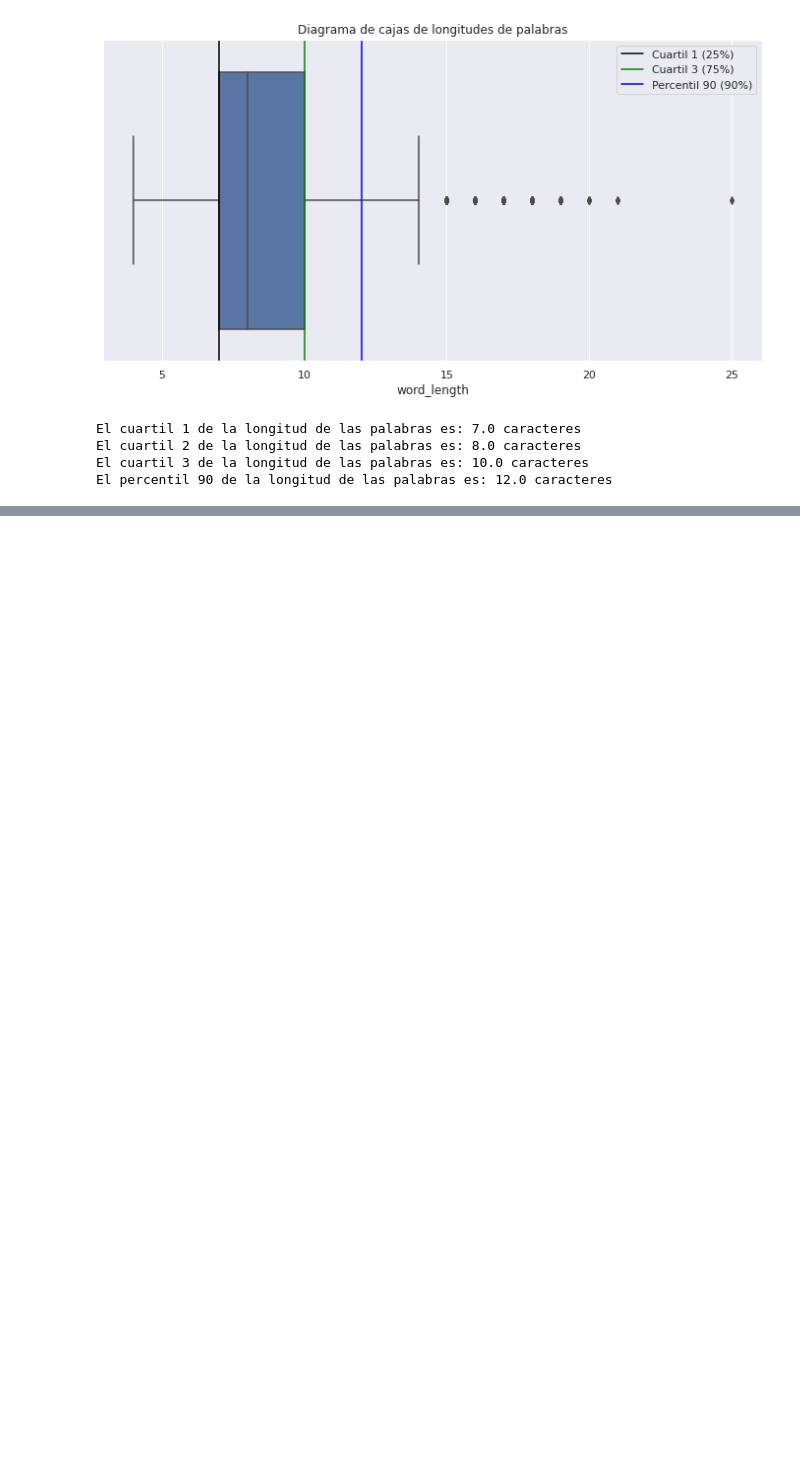
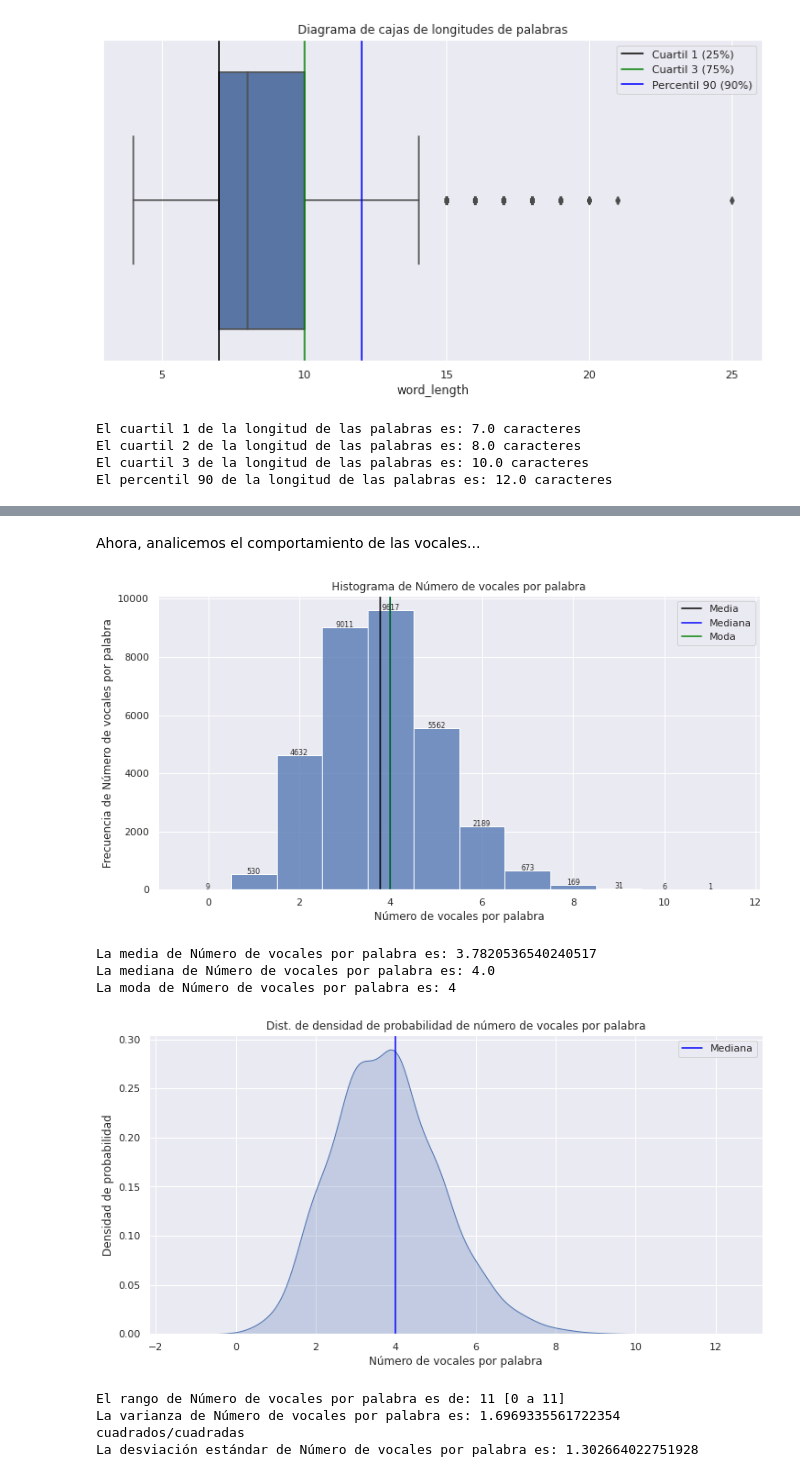
Before and after one commit to amendivilsejin/training_analitica_2nd_module_repo, a Jupyter notebook: Data_understanding_exercises.ipynb, the cells around one changed output, grey strips where cells are left out. Saved outputs shown, nothing was run; the diff lists cells and outputs as text; code cells hidden in the pictures; blank space fills up the shorter version.

```diff
--- a/Data_understanding_exercises.ipynb
+++ b/Data_understanding_exercises.ipynb
@@ -262,0 +321,25 @@ La desviación estándar de Longitudes de palabras es: 2.6060038315452285 caract
+# %% [markdown]
+Ahora, analicemos el comportamiento de las vocales...
+# %%
+present_central_tendencies(word_list_df, 'vocals_count', 'Número de vocales por palabra', '')
+print("\n")
+median = word_list_df['vocals_count'].median() # moda es mean
+plt.figure(figsize=(12,6))
+plt.title("Dist. de densidad de probabilidad de número de vocales por palabra")
+plt.xlabel('Número de vocales por palabra')
+plt.ylabel("Densidad de probabilidad")
+g = sns.kdeplot(data = word_list_df, x = 'vocals_count', fill=True, bw_adjust=3, cut=3)
+plt.axvline(x = median, color = "blue", label = "Mediana")
+plt.legend()
+plt.show()
+print("\n")
+present_dispersion_stats(word_list_df, 'vocals_count', 'Número de vocales por palabra', '')
+# %% [output]
+[figure, added]
+La media de Número de vocales por palabra es: 3.7820536540240517
+La mediana de Número de vocales por palabra es: 4.0
+La moda de Número de vocales por palabra es: 4
+[figure, added]
+El rango de Número de vocales por palabra es de: 11 [0 a 11]
+La varianza de Número de vocales por palabra es: 1.6969335561722354  cuadrados/cuadradas
+La desviación estándar de Número de vocales por palabra es: 1.302664022751928
```
Also changed, not shown: parts of 94 cells of this notebook, 7 other files.
